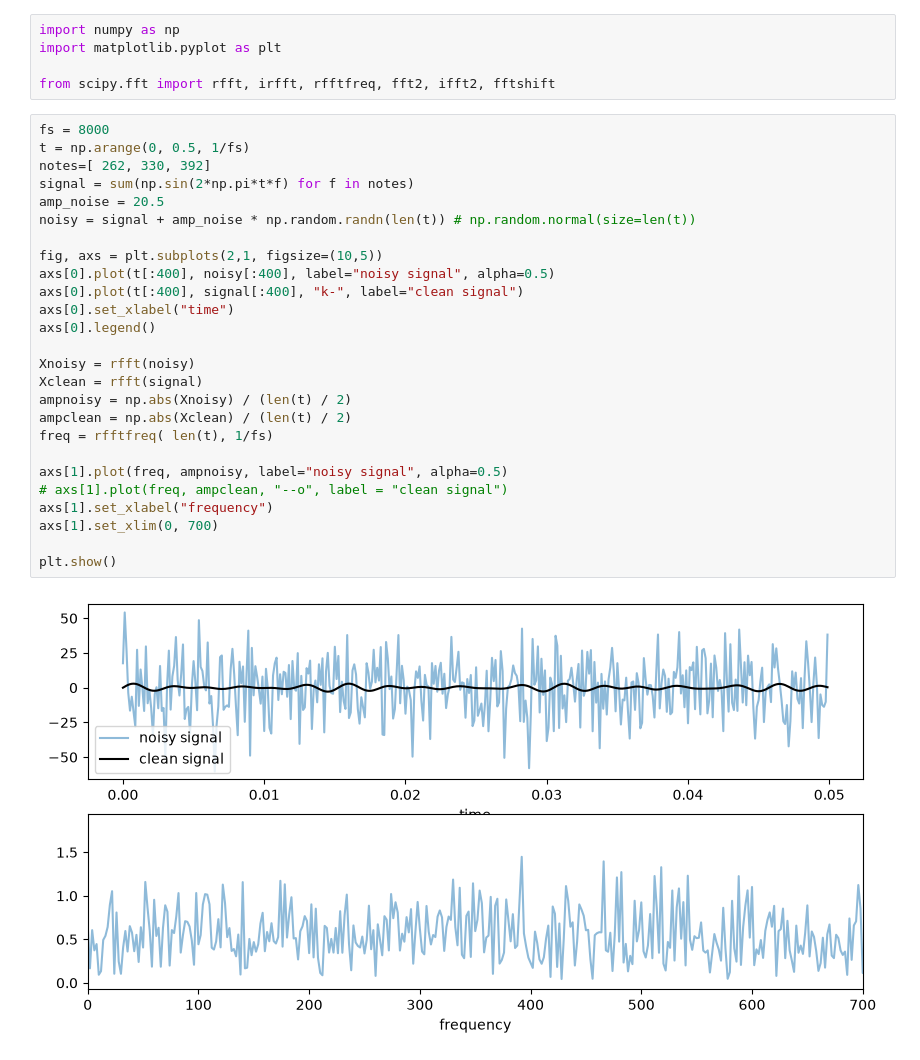
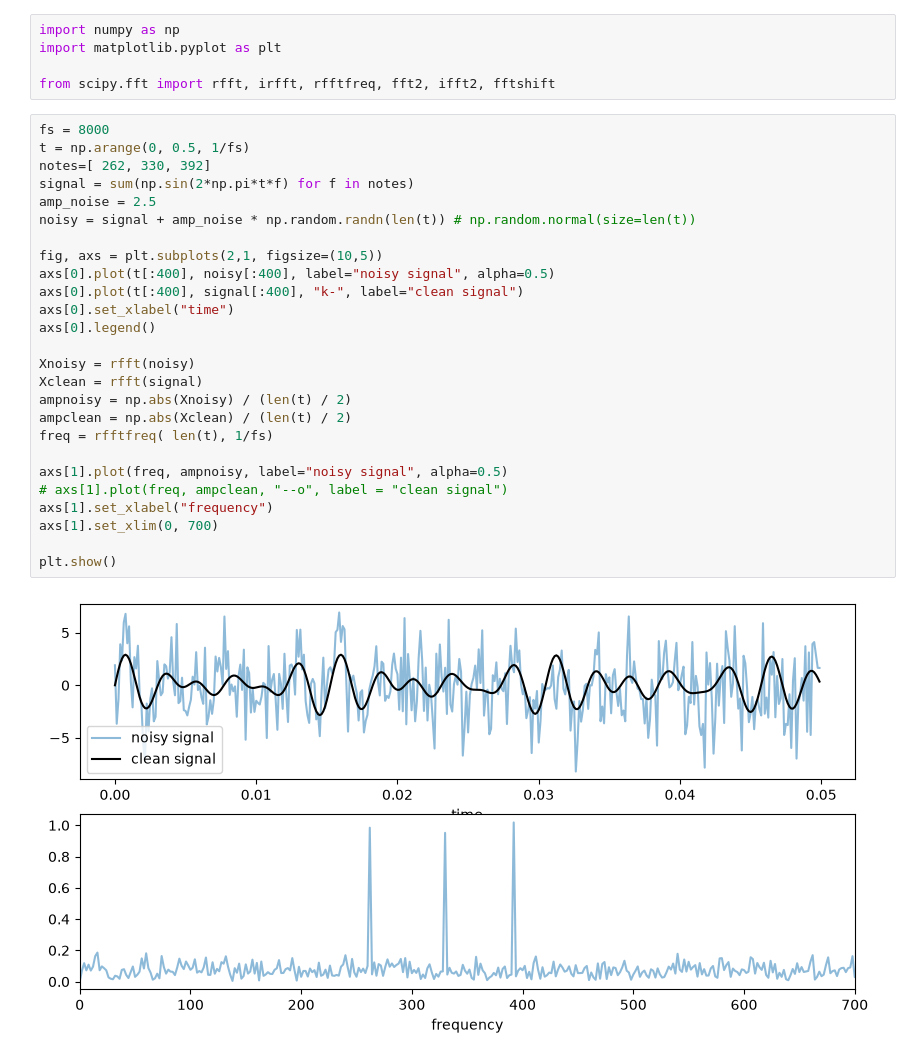
Before and after one commit to say-yas/wsu_math300, a Jupyter notebook: Nov20_Fourier_transform/class_notebook_Nov20_FFT.ipynb, the cells around one changed output. Drawn from its saved outputs; the diff is of its cells as text.

```diff
--- a/Nov20_Fourier_transform/class_notebook_Nov20_FFT.ipynb
+++ b/Nov20_Fourier_transform/class_notebook_Nov20_FFT.ipynb
@@ -6,31 +6,31 @@ from scipy.fft import rfft, irfft, rfftfreq, fft2, ifft2, fftshift
 # %%
 fs = 8000
 t = np.arange(0, 0.5, 1/fs)
 notes=[ 262, 330, 392]
 signal = sum(np.sin(2*np.pi*t*f) for f in notes)
-amp_noise = 20.5
+amp_noise = 2.5
 noisy = signal + amp_noise * np.random.randn(len(t)) # np.random.normal(size=len(t))
 
 fig, axs = plt.subplots(2,1, figsize=(10,5))
 axs[0].plot(t[:400], noisy[:400], label="noisy signal", alpha=0.5)
 axs[0].plot(t[:400], signal[:400], "k-", label="clean signal")
 axs[0].set_xlabel("time")
 axs[0].legend()
 
 Xnoisy = rfft(noisy)
 Xclean = rfft(signal)
 ampnoisy = np.abs(Xnoisy) / (len(t) / 2)
 ampclean = np.abs(Xclean) / (len(t) / 2)
 freq = rfftfreq( len(t), 1/fs)
 
 axs[1].plot(freq, ampnoisy, label="noisy signal", alpha=0.5)
 # axs[1].plot(freq, ampclean, "--o", label = "clean signal")
 axs[1].set_xlabel("frequency")
 axs[1].set_xlim(0, 700)
 
 plt.show()
 # %% [output]
-[figure, old version]
+[figure, new version]
 # %%
 cutoff = np.where(np.abs(ampnoisy)> 0.2, Xnoisy, 0)
 cleaned_signal = irfft(cutoff, len(t))
```
Also changed, not shown: parts of 1 cell of this notebook.
